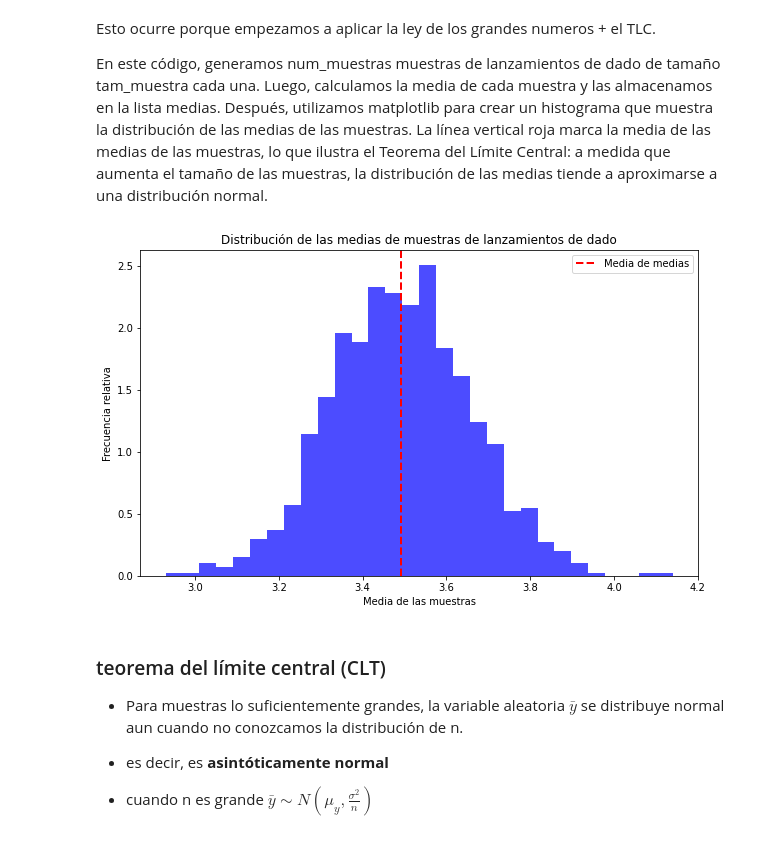
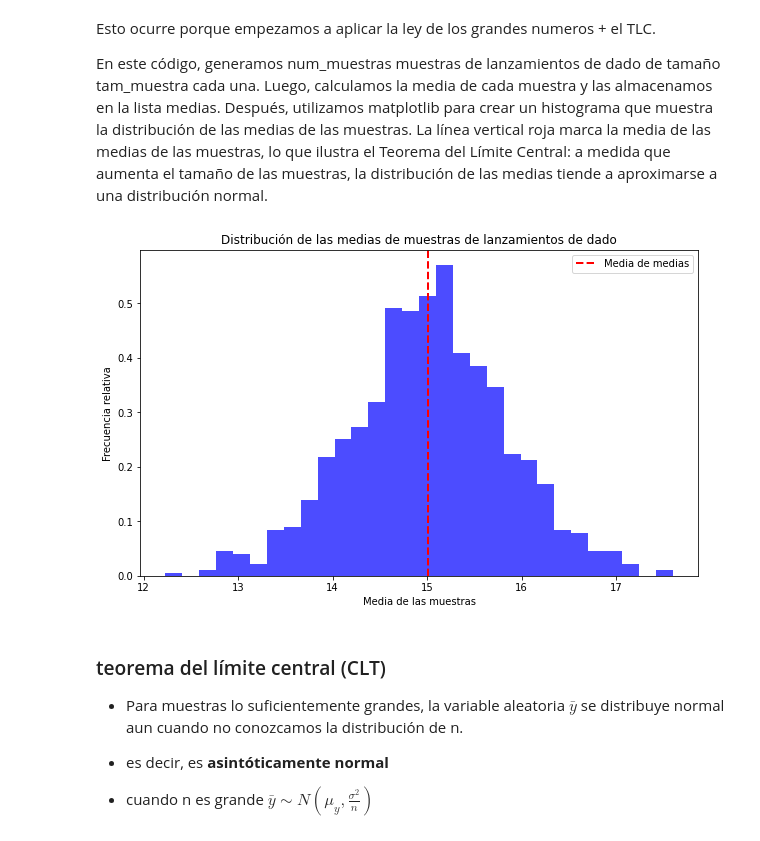
Before and after one commit to melanieoyarzun/taller_estadisticaDS, a Jupyter notebook: bloque1-tallerSTASIDS_EDA.ipynb, the cells around one changed output. Cells and saved outputs as stored; diff of their text form; code cells hidden in the pictures.

```diff
--- a/bloque1-tallerSTASIDS_EDA.ipynb
+++ b/bloque1-tallerSTASIDS_EDA.ipynb
@@ -207,7 +207,7 @@ En este código Python, hemos replicado el proceso 10000 veces. En cada repetici
 
 Luego, almacenamos el resultado de esta comprobación en la lista eventos. Finalmente, calculamos la probabilidad dividiendo el número de veces que el evento ocurrió entre el número total de repeticiones, y lo imprimimos en la consola.
 # %%
-num_repeticiones = 10000
+num_repeticiones = 100000
 eventos = []
 
 for _ in range(num_repeticiones):
@@ -415,8 +417,8 @@ Consideremos que tenemos una muestra aleatoria de tamaño 5 de una variable norm
 # %%
 import numpy as np
 
-np.random.seed(0)  # para que sea reproducible
+#np.random.seed(10)  # para que sea reproducible
 
-muestra = np.random.normal(loc=1, scale=2, size=5)
+muestra = np.random.normal(loc=1, scale=3, size=10)
 print(muestra)
 # %% [output]
@@ -454,29 +463,29 @@ En este código, generamos num_muestras muestras de lanzamientos de dado de tama
 # %%
 import numpy as np
 import matplotlib.pyplot as plt
 
 # Parámetros
 num_muestras = 1000  # Cantidad de muestras
 tam_muestra = 100    # Tamaño de cada muestra
 
 # Generar muestras de lanzamientos de un dado y calcular sus medias
 medias = []
 for _ in range(num_muestras):
-    muestra = np.random.choice(np.arange(1, 7), size=tam_muestra, replace=True)
+    muestra = np.random.choice(np.arange(1, 30), size=tam_muestra, replace=True)
     media_muestra = np.mean(muestra)
     medias.append(media_muestra)
 
 # Graficar la distribución de las medias
 plt.figure(figsize=(10, 6))
 plt.hist(medias, bins=30, density=True, color='blue', alpha=0.7)
 plt.xlabel('Media de las muestras')
 plt.ylabel('Frecuencia relativa')
 plt.title('Distribución de las medias de muestras de lanzamientos de dado')
 plt.axvline(np.mean(medias), color='red', linestyle='dashed', linewidth=2, label='Media de medias')
 plt.legend()
 plt.show()
 # %% [output]
-[figure, old version]
+[figure, new version]
 # %% [markdown]
 ### teorema del límite central (CLT)
 
```
Also changed, not shown: parts of 22 cells of this notebook.
